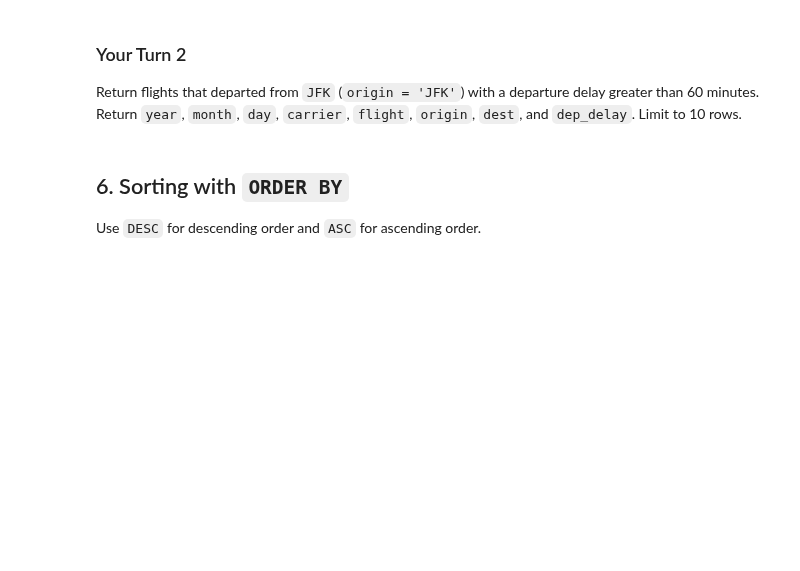
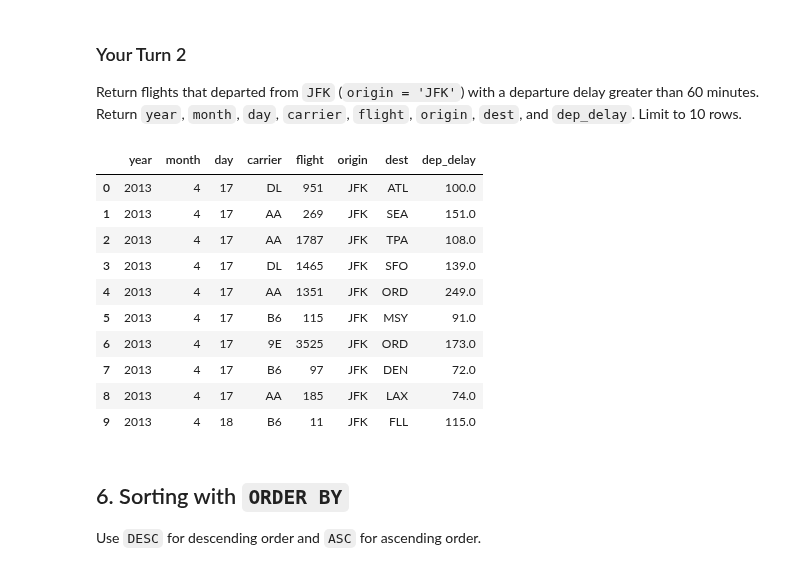
Before and after one commit to jonathanblum10/Ban6003-Week9-10-JonathanBlum, a Jupyter notebook: notebooks/module9_neon_sql_fundamentals_guided_lab.ipynb, the cells around one changed output. Cells and saved outputs as stored; diff of their text form; code cells hidden in the pictures; blank space fills up the shorter version.

```diff
--- a/notebooks/module9_neon_sql_fundamentals_guided_lab.ipynb
+++ b/notebooks/module9_neon_sql_fundamentals_guided_lab.ipynb
@@ -188,10 +268,26 @@ Return flights that departed from `JFK` (`origin = 'JFK'`) with a departure dela
 # %%
 # Your Turn 2
 query = """
-
+SELECT year, month, day, carrier, flight, origin, dest, dep_delay
+FROM flights
+WHERE origin in ('JFK')
+    AND dep_delay > 60
+LIMIT 10;
 """
 
 run_query(query, engine)
+# %% [output]
+|  | year | month | day | carrier | flight | origin | dest | dep_delay |
+| 0 | 2013 | 4 | 17 | DL | 951 | JFK | ATL | 100.0 |
+| 1 | 2013 | 4 | 17 | AA | 269 | JFK | SEA | 151.0 |
+| 2 | 2013 | 4 | 17 | AA | 1787 | JFK | TPA | 108.0 |
+| 3 | 2013 | 4 | 17 | DL | 1465 | JFK | SFO | 139.0 |
+| 4 | 2013 | 4 | 17 | AA | 1351 | JFK | ORD | 249.0 |
+| 5 | 2013 | 4 | 17 | B6 | 115 | JFK | MSY | 91.0 |
+| 6 | 2013 | 4 | 17 | 9E | 3525 | JFK | ORD | 173.0 |
+| 7 | 2013 | 4 | 17 | B6 | 97 | JFK | DEN | 72.0 |
+| 8 | 2013 | 4 | 17 | AA | 185 | JFK | LAX | 74.0 |
+| 9 | 2013 | 4 | 18 | B6 | 11 | JFK | FLL | 115.0 |
 # %% [markdown]
 ## 6. Sorting with `ORDER BY`
 
```
Also changed, not shown: parts of 36 cells of this notebook, 1 other file.
